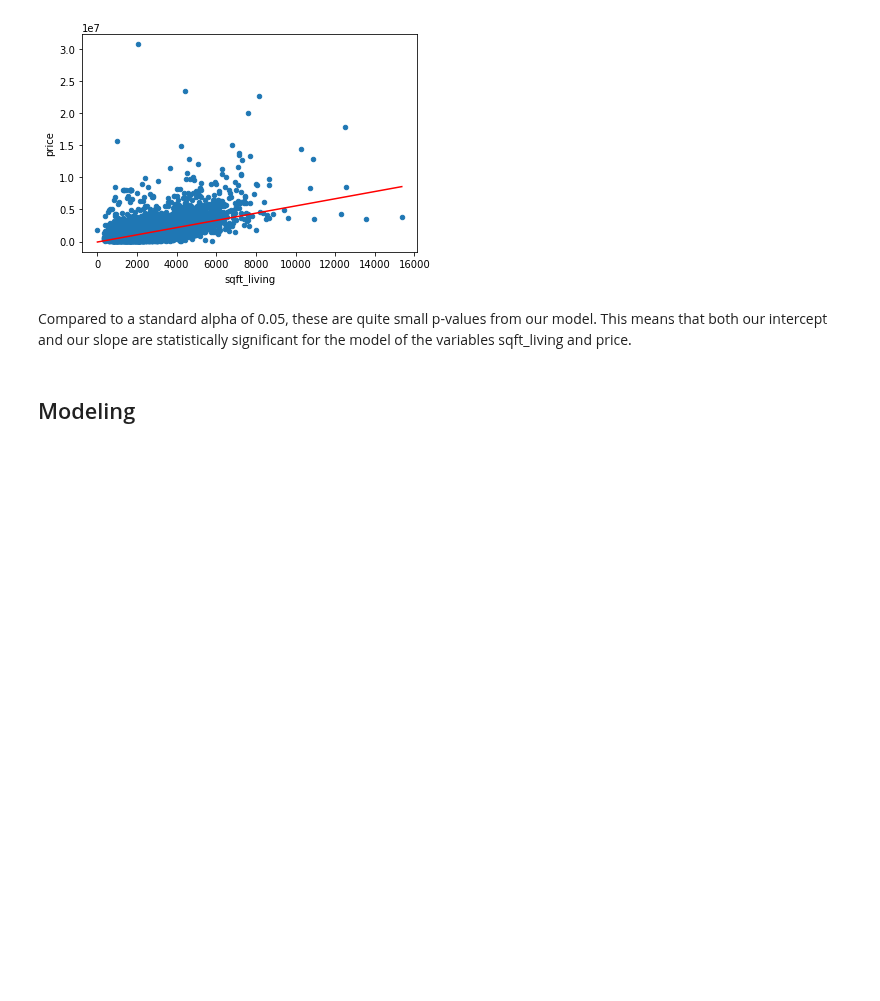
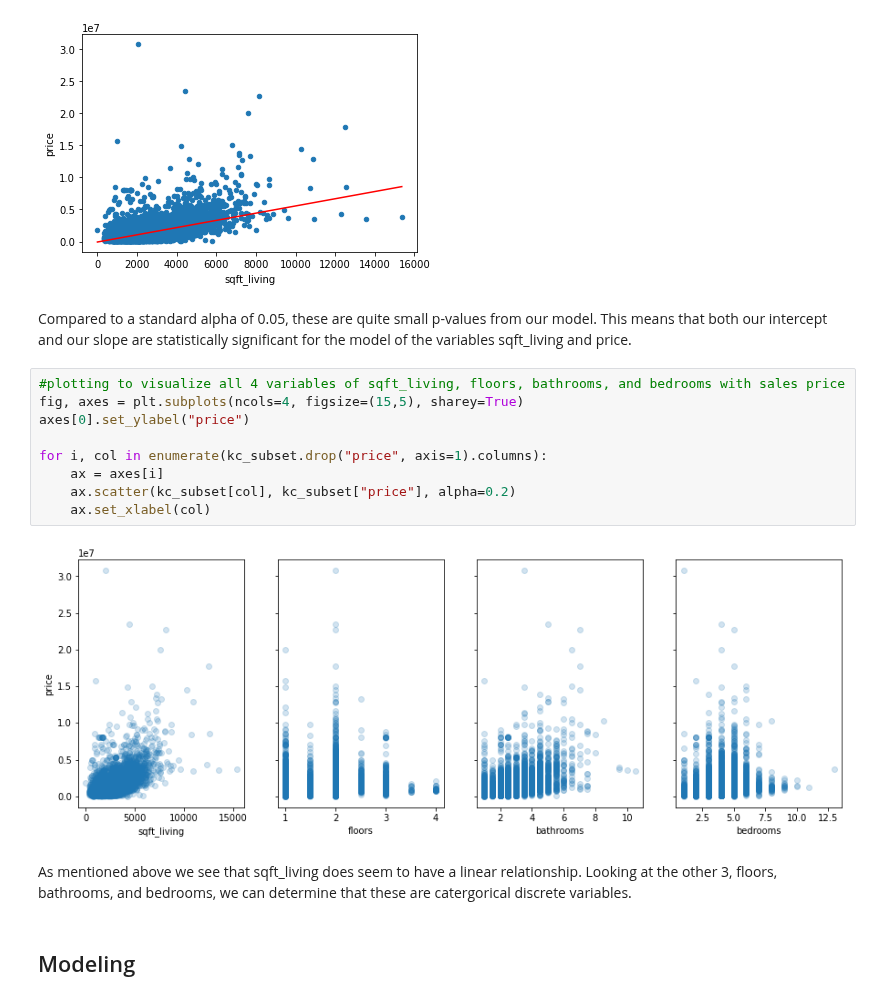
Before and after one commit to ldwilker10/Phase2_Project, a Jupyter notebook: Rough_Draft_Notebook.ipynb, the cells around one changed output. Saved outputs shown, nothing was run; the diff lists cells and outputs as text; blank space fills up the shorter version.

Commit message:
plotted to visualize variables sqft_living, floors, bathrooms, and bedrooms

```diff
--- a/Rough_Draft_Notebook.ipynb
+++ b/Rough_Draft_Notebook.ipynb
@@ -245,6 +247,19 @@ dtype: float64
 [figure]
 # %% [markdown]
 Compared to a standard alpha of 0.05, these are quite small p-values from our model. This means that both our intercept and our slope are statistically significant for the model of the variables sqft_living and price.
+# %%
+#plotting to visualize all 4 variables of sqft_living, floors, bathrooms, and bedrooms with sales price
+fig, axes = plt.subplots(ncols=4, figsize=(15,5), sharey=True)
+axes[0].set_ylabel("price")
+
+for i, col in enumerate(kc_subset.drop("price", axis=1).columns):
+    ax = axes[i]
+    ax.scatter(kc_subset[col], kc_subset["price"], alpha=0.2)
+    ax.set_xlabel(col)
+# %% [output]
+[figure, added]
+# %% [markdown]
+As mentioned above we see that sqft_living does seem to have a linear relationship. Looking at the other 3, floors, bathrooms, and bedrooms, we can determine that these are catergorical discrete variables.
 # %% [markdown]
 ## Modeling
 # %% [markdown]
```
Also changed, not shown: parts of 2 cells of this notebook.
